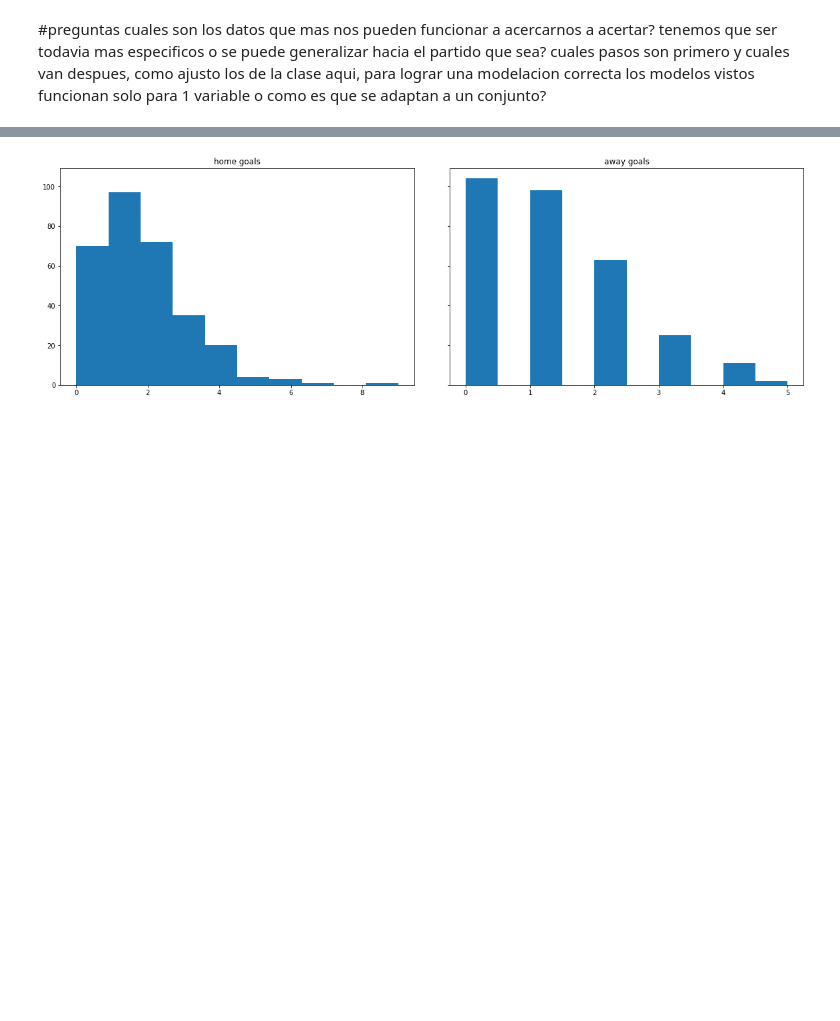
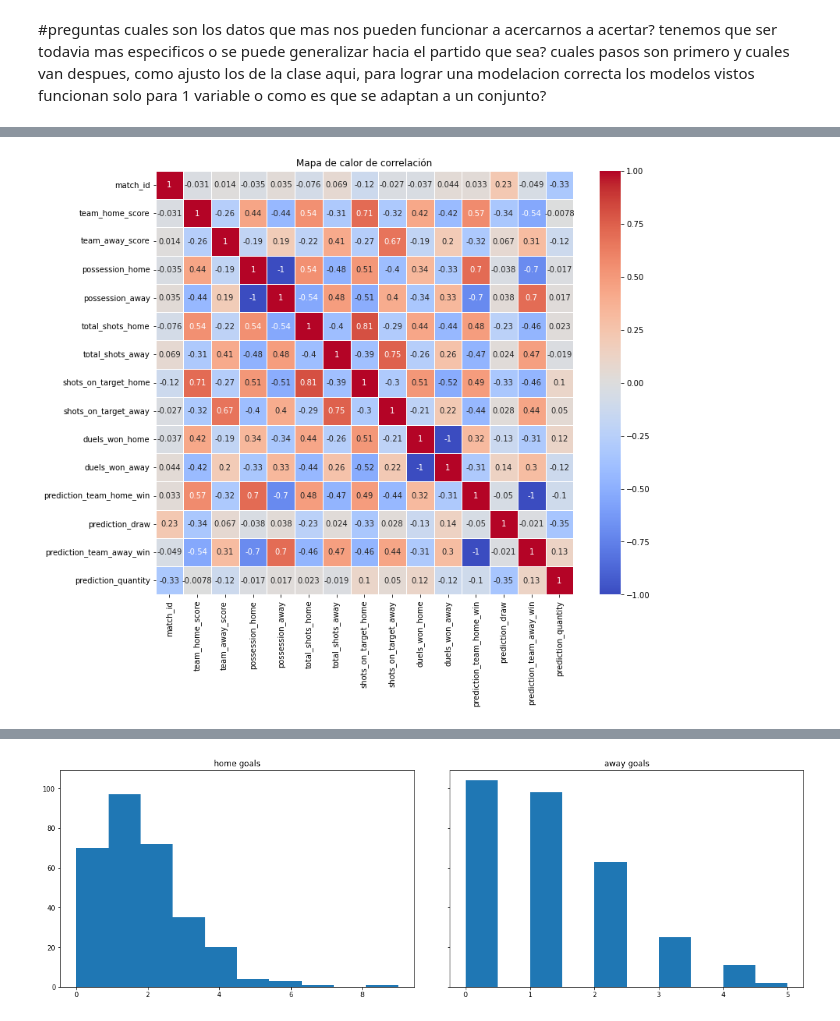
Before and after one commit to Luisahum270/Proyecto_Tema_2_Equipo_8, a Jupyter notebook: Proyecto Tema 2 - Equipo 8.ipynb, the cells around one changed output, grey strips where cells are left out. Drawn from its saved outputs; the diff is of its cells as text; code cells hidden in the pictures; blank space fills up the shorter version.

```diff
--- a/Proyecto Tema 2 - Equipo 8.ipynb
+++ b/Proyecto Tema 2 - Equipo 8.ipynb
@@ -120,0 +114,10 @@ FileNotFoundError: [Errno 2] No such file or directory: '2022-2023 Football Play
+# %%
+#importacion de datos
+
+data = pd.read_csv('European Football Season 2022:23/matches_champions_league_2022-23.csv').dropna()
+
+# Eliminar las columnas
+data = data.drop(['pens_home_score', 'pens_away_score','pens'], axis=1)
+
+
+data.head()
@@ -120,0 +192,3 @@ FileNotFoundError: [Errno 2] No such file or directory: '2022-2023 Football Play
+# %%
+correlation_matrix = data.corr()
+print(correlation_matrix)
@@ -120,0 +213,7 @@ FileNotFoundError: [Errno 2] No such file or directory: '2022-2023 Football Play
+# %%
+plt.figure(figsize=(12, 10))
+sns.heatmap(correlation_matrix, annot=True, cmap="coolwarm", linewidths=.5)
+plt.title("Mapa de calor de correlación")
+plt.show()
+# %% [output]
+[figure, added]
```
Also changed, not shown: parts of 24 cells of this notebook.
